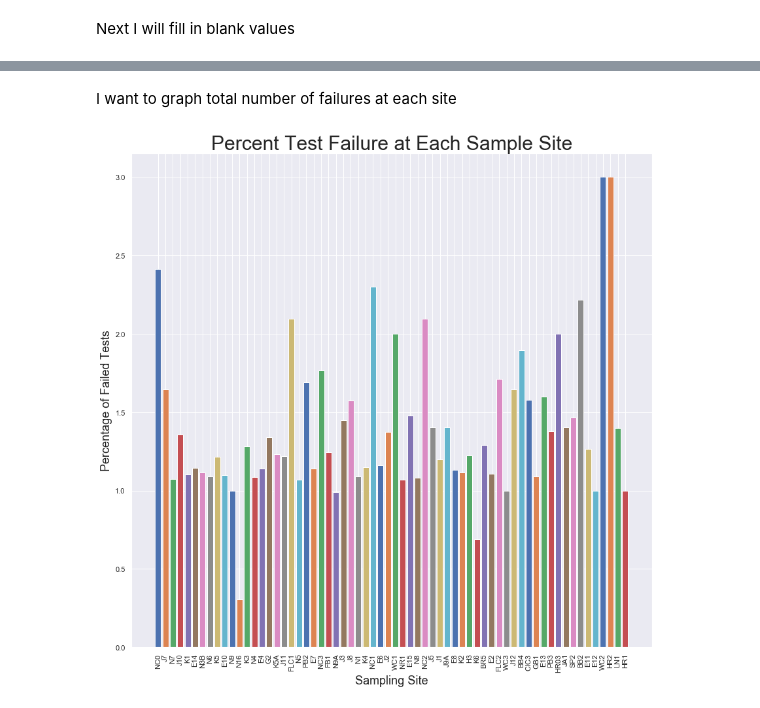
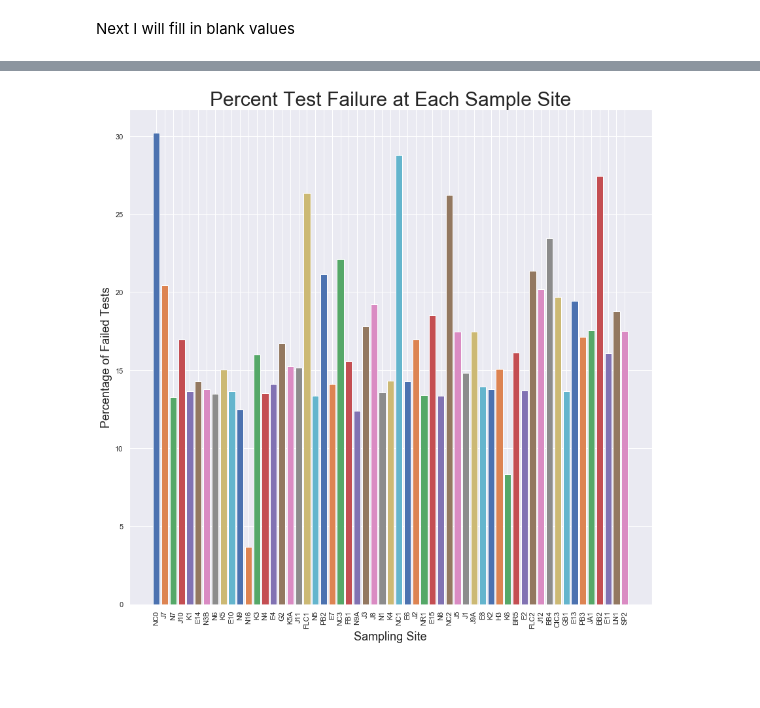
Before and after one commit to dradamski/capstone-two, a Jupyter notebook: notebooks/Data Exploration.ipynb, the cells around one changed output, grey strips where cells are left out. Saved outputs shown, nothing was run; the diff lists cells and outputs as text; code cells hidden in the pictures; blank space fills up the shorter version.

Commit message:
made graph of proportion of failed tests by site

```diff
--- a/notebooks/Data Exploration.ipynb
+++ b/notebooks/Data Exploration.ipynb
@@ -222,7 +12,0 @@ wq_df_int_subset.describe()
-# %%
-for col in wq_df_int_subset:
-    _ = plt.figure()
-    _ = wq_df_int[col].plot(kind='hist', bins=15)
-    _ = plt.yscale('log')
-    _ = plt.title(col)
-    _ = plt.show()
@@ -287,2 +12,0 @@ Name: Top Total Suspended Solid (mg/L), dtype: float64
-# %%
-wq_df = wq_df.drop(index=2843)
@@ -327,7 +13,3 @@ Name: Top Dissolved Organic Carbon (mg/L), dtype: float64
-# %%
-wq_df = wq_df.drop(index=[573, 23319])
-# %%
-wq_df.reset_index(drop=True, inplace=True)
 # %%
 row_lengths = defaultdict(int)
 
@@ -512,22 +162,19 @@ _ = plt.show()
-# %% [markdown]
-I want to graph total number of failures at each site
 # %%
 _ = plt.figure(figsize=(12, 12))
 
 for location in final_df['Sampling Location'].unique():
     num = final_df[final_df['Sampling Location'] == location].loc[:, fail_col].sum().sum()
     den = final_df[final_df['Sampling Location'] == location].shape[0]
-    ht = num / den
-
-_ = plt.bar(x = location,
+    ht = num / den / 8 * 100
+    _ = plt.bar(x = location,
             height = ht)
 
 _ = plt.title('Percent Test Failure at Each Sample Site',
              fontsize=30)
 _ = plt.xlabel('Sampling Site', fontsize=18)
 _ = plt.ylabel('Percentage of Failed Tests', fontsize=18)
 plt.xticks(rotation='vertical')
 plt.tight_layout()
 plt.show()
 # %% [output]
-[figure, old version]
+[figure, new version]
```
Also changed, not shown: parts of 46 cells of this notebook.
